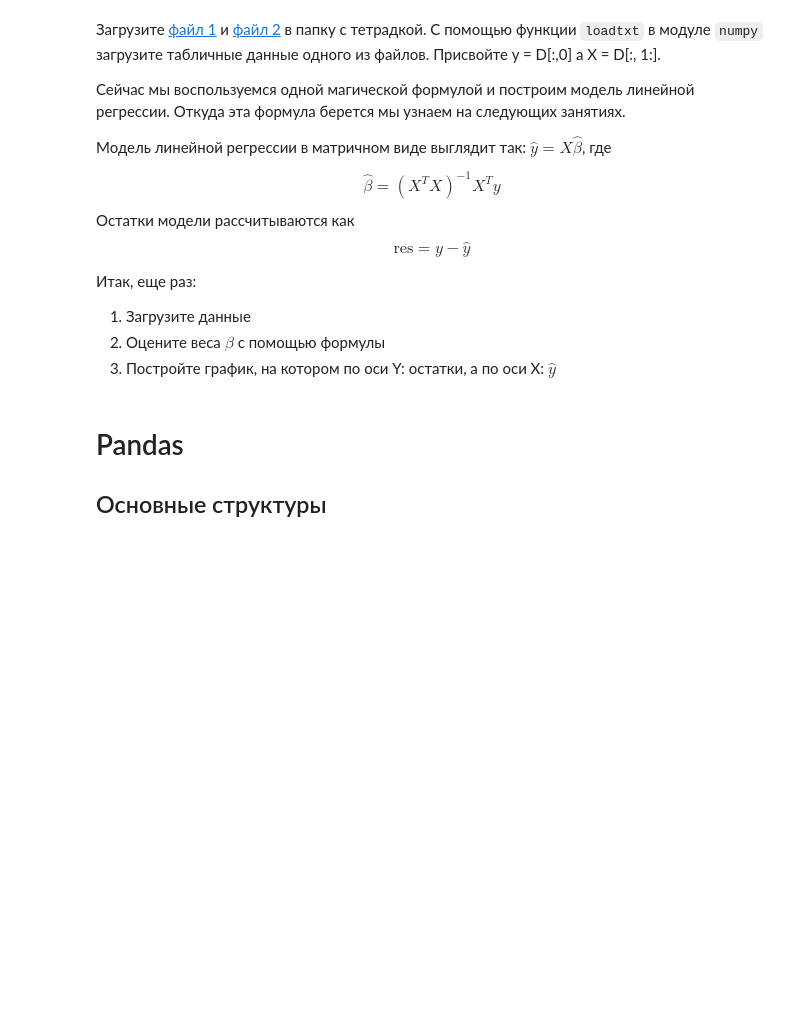
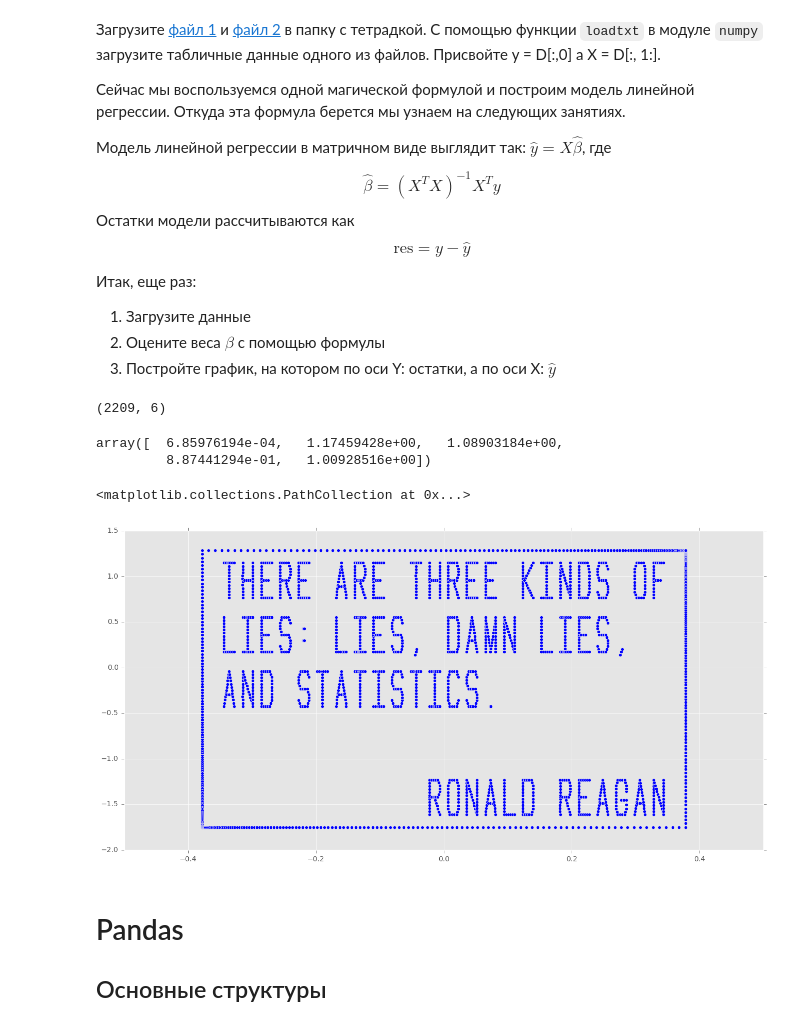
Before and after one commit to shestakoff/minor_da_2017, a Jupyter notebook: seminar2-rescue-mission-numpy-pandas-proc.ipynb, the cells around one changed output. Cells and saved outputs as stored; diff of their text form; code cells hidden in the pictures; blank space fills up the shorter version.

```diff
--- a/seminar2-rescue-mission-numpy-pandas-proc.ipynb
+++ b/seminar2-rescue-mission-numpy-pandas-proc.ipynb
@@ -535,5 +624,28 @@ D = np.loadtxt('tutorial_dataset_1.csv',
                skiprows=1,
                delimiter=',')
+# %%
+D.shape
+# %% [output]
+(2209, 6)
+# %%
+y = D[:, 0]
+X = D[:, 1:]
+# %%
+# Теперь правильно примените формулу выше
+Beta = np.linalg.inv((X.T).dot(X)).dot(X.T).dot(y)
+Beta
+# %% [output]
+array([  6.85976194e-04,   1.17459428e+00,   1.08903184e+00,
+         8.87441294e-01,   1.00928516e+00])
+# %%
+y_hat = X.dot(Beta)
+# %%
+res = y - y_hat
+# %%
+plt.scatter(y_hat, res)
+# %% [output]
+<matplotlib.collections.PathCollection at 0x...>
+[figure, added]
 # %% [markdown]
 # Pandas
 ## Основные структуры
```
Also changed, not shown: parts of 69 cells of this notebook.
